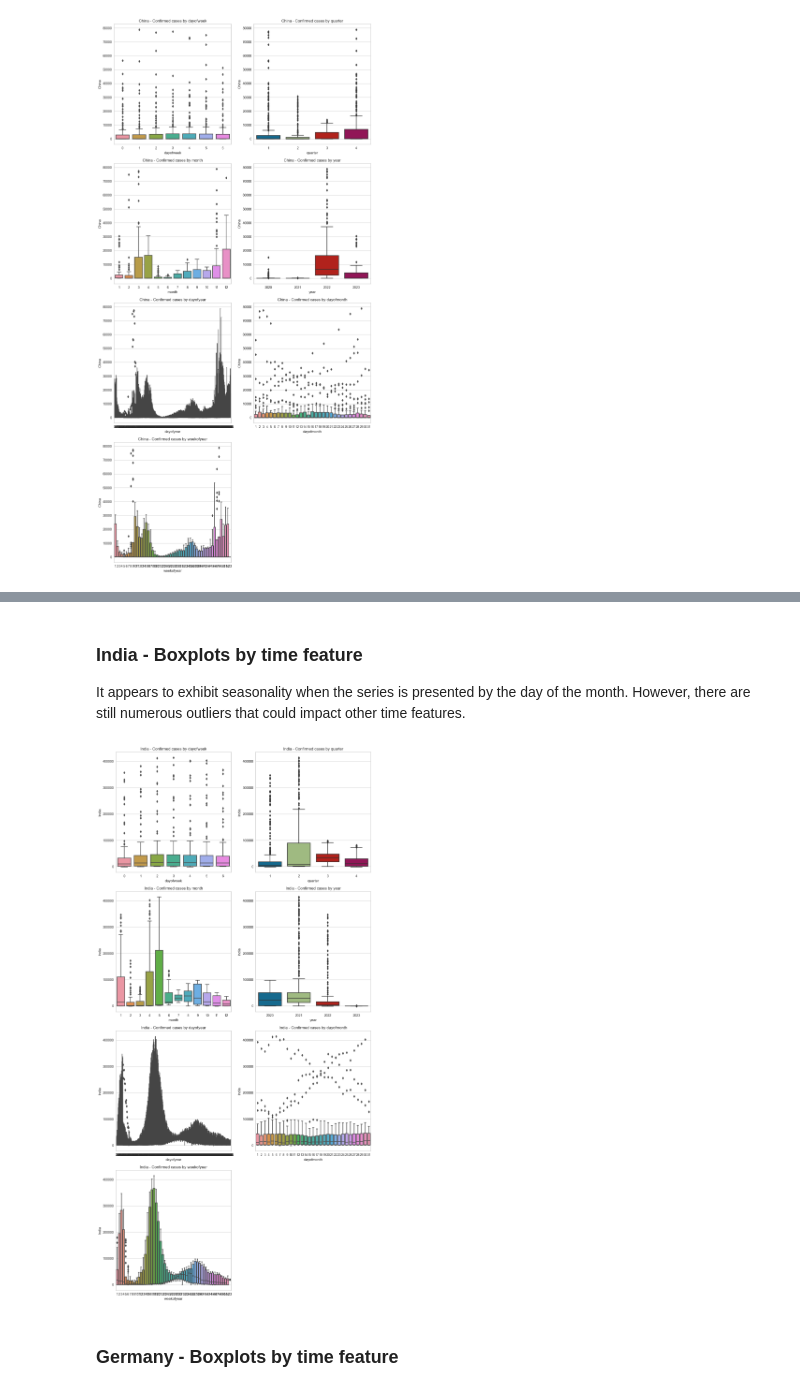
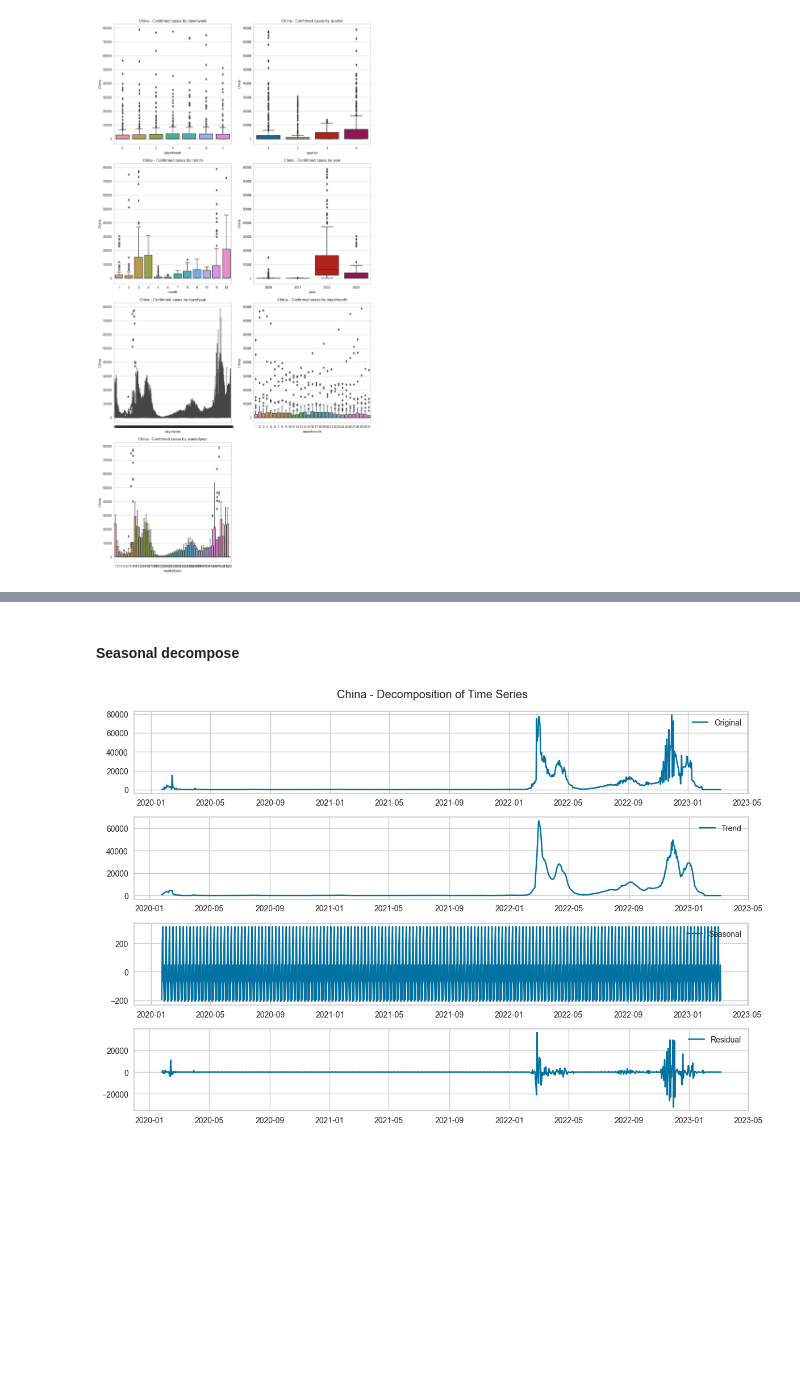
Before and after one commit to thisisqubika/talos-forecasting, a Jupyter notebook: covid19_confirmed_cases_1_EDA.ipynb, the cells around one changed output, grey strips where cells are left out. Saved outputs shown, nothing was run; the diff lists cells and outputs as text; code cells hidden in the pictures; blank space fills up the shorter version.

```diff
--- a/covid19_confirmed_cases_1_EDA.ipynb
+++ b/covid19_confirmed_cases_1_EDA.ipynb
@@ -211,0 +207,39 @@ hist_by_country(df_confirmed_subset, countries, x_range=(0, 400000))
+# %%
+def plot_seasonal_decompose(df, country):
+    # Select both the time feature and the specified column for the country
+    selected_columns_loc = df.loc[:, country]
+
+    result = seasonal_decompose(selected_columns_loc, model="additive")
+
+    # Extract individual components
+    trend = result.trend
+    seasonal = result.seasonal
+    residual = result.resid
+
+    # Plot the individual components
+    plt.figure(figsize=(12, 8))
+
+    plt.subplot(4, 1, 1)
+    plt.plot(df.iloc[:, 0], label='Original')
+    plt.legend()
+
+    plt.subplot(4, 1, 2)
+    plt.plot(trend, label='Trend')
+    plt.legend()
+
+    plt.subplot(4, 1, 3)
+    plt.plot(seasonal, label='Seasonal')
+    plt.legend()
+
+    plt.subplot(4, 1, 4)
+    plt.plot(residual, label='Residual')
+    plt.legend()
+
+    # Adjust layout to make room for suptitle
+    plt.subplots_adjust(top=0.9)
+
+    # Add suptitle
+    plt.suptitle(f'{country} - Decomposition of Time Series', y=0.98)
+
+    plt.tight_layout()
+    plt.show()
@@ -263,9 +318,6 @@ box_plot_by_country_feature(df_confirmed_subset, 'US')
-# %% [markdown]
-### India - Boxplots by time feature
-It appears to exhibit seasonality when the series is presented by the day of the month. However, there are still numerous outliers that could impact other time features.
-# %%
-box_plot_by_country_feature(df_confirmed_subset, 'India')
-# %% [output]
-[figure, removed]
-# %% [markdown]
-### Germany - Boxplots by time feature
+# %% [markdown]
+#### Seasonal decompose
+# %%
+plot_seasonal_decompose(df_confirmed_subset, 'China')
+# %% [output]
+[figure, added]
```
Also changed, not shown: parts of 63 cells of this notebook.
